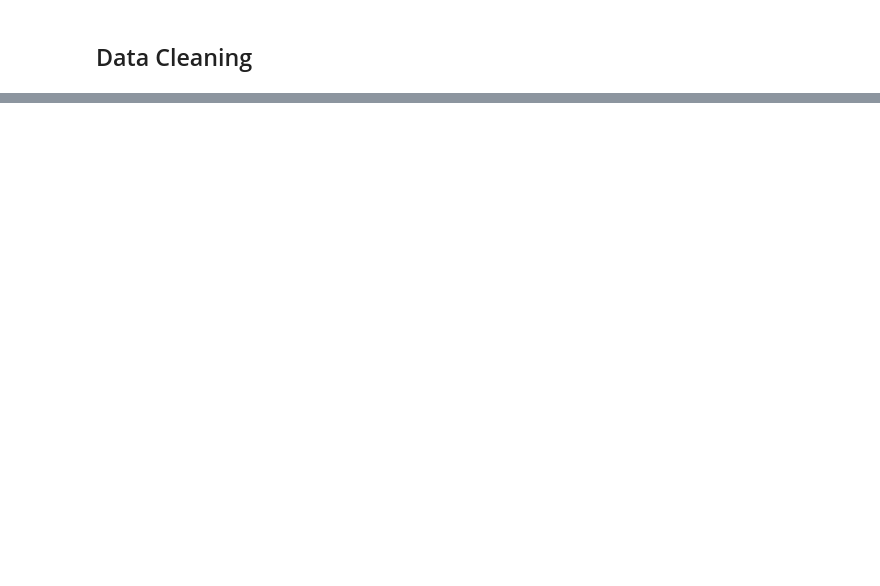
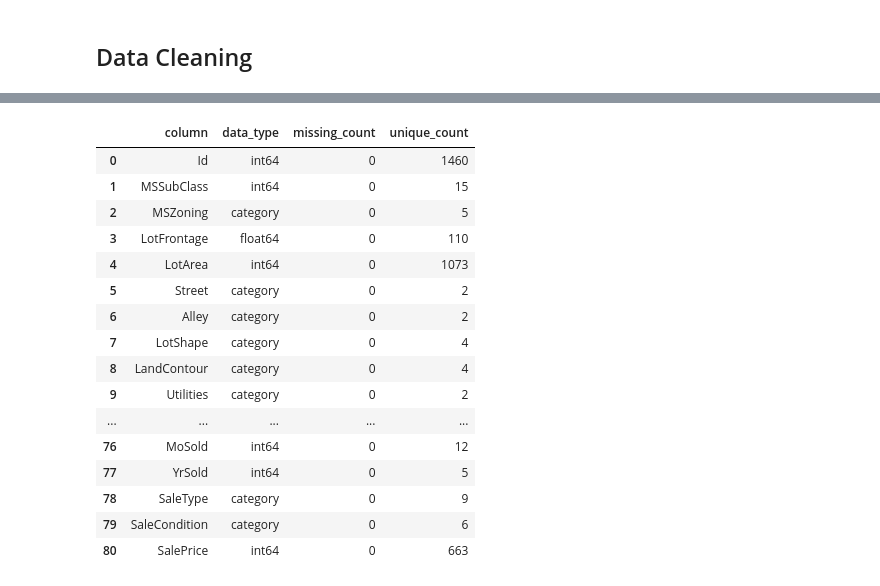
Before and after one commit to samuelablorh/house-price-prediction, a Jupyter notebook: notebooks/house_price_prediction.ipynb, the cells around one changed output, grey strips where cells are left out. Saved outputs shown, nothing was run; the diff lists cells and outputs as text; code cells hidden in the pictures; blank space fills up the shorter version.

```diff
--- a/notebooks/house_price_prediction.ipynb
+++ b/notebooks/house_price_prediction.ipynb
@@ -276,2 +296,4 @@ data_profiling_report(df_raw, sample_size=0.2)
 # %% [markdown]
 ## Data Cleaning
+# %%
+df_clean = df_raw.copy()
@@ -277,0 +302,14 @@ data_profiling_report(df_raw, sample_size=0.2)
+# %%
+def data_type_summary(df):
+    """
+    Return each column's data type and number of missing values.
+    """
+    return pd.DataFrame({
+        "data_type": df.dtypes.astype(str),
+        "missing_count": df.isna().sum(),
+        "unique_count": df.nunique()
+    }).reset_index(names="column")
+
+
+print("Data Type Summary:")
+display(data_type_summary(df_clean))
@@ -277,0 +335,60 @@ data_profiling_report(df_raw, sample_size=0.2)
+# %%
+def handle_data_types(
+    df,
+    numeric_columns=None,
+    categorical_columns=None,
+    comma_numeric_columns=None
+):
+    """
+    Convert selected columns to appropriate data types.
+    Note: Add only columns that need conversion.
+    For the house-price dataset, don't convert every numerical-looking column automatically, some numbers represent categories, such as MSSubClass.
+    """
+    df = df.copy()
+
+    numeric_columns = numeric_columns or []
+    categorical_columns = categorical_columns or []
+    comma_numeric_columns = comma_numeric_columns or []
+
+    for column in comma_numeric_columns:
+        df[column] = pd.to_numeric(
+            df[column]
+            .astype("string")
+            .str.replace(",", "", regex=False),
+            errors="coerce"
+        )
+
+    for column in numeric_columns:
+        df[column] = pd.to_numeric(
+            df[column],
+            errors="coerce"
+        )
+
+    for column in categorical_columns:
+        df[column] = df[column].astype("category")
+
+    return df
+
+df_clean = handle_data_types(
+    df_clean,
+    numeric_columns=[],
+    categorical_columns=[
+        "MSZoning", "Street", "Alley", "LotShape", "LandContour",
+        "Utilities", "LotConfig", "LandSlope", "Neighborhood",
+        "Condition1", "Condition2", "BldgType", "HouseStyle",
+        "RoofStyle", "RoofMatl", "Exterior1st", "Exterior2nd",
+        "MasVnrType", "ExterQual", "ExterCond", "Foundation",
+        "BsmtQual", "BsmtCond", "BsmtExposure", "BsmtFinType1",
+        "BsmtFinType2", "Heating", "HeatingQC", "CentralAir",
+        "Electrical", "KitchenQual", "Functional", "FireplaceQu",
+        "GarageType", "GarageFinish", "GarageQual", "GarageCond",
+        "PavedDrive", "PoolQC", "Fence", "MiscFeature",
+        "SaleType", "SaleCondition"
+    ],
+    comma_numeric_columns=[]
+)
+
+print("Data Type Summary After Handling Data Types:")
+display(data_type_summary(df_clean))
+print("\nShape after handling data types:", df_clean.shape)
+# %% [output]
@@ -277,0 +396,17 @@ data_profiling_report(df_raw, sample_size=0.2)
+|  | column | data_type | missing_count | unique_count |
+| 0 | Id | int64 | 0 | 1460 |
+| 1 | MSSubClass | int64 | 0 | 15 |
+| 2 | MSZoning | category | 0 | 5 |
+| 3 | LotFrontage | float64 | 0 | 110 |
+| 4 | LotArea | int64 | 0 | 1073 |
+| 5 | Street | category | 0 | 2 |
+| 6 | Alley | category | 0 | 2 |
+| 7 | LotShape | category | 0 | 4 |
+| 8 | LandContour | category | 0 | 4 |
+| 9 | Utilities | category | 0 | 2 |
+| ... | ... | ... | ... | ... |
+| 76 | MoSold | int64 | 0 | 12 |
+| 77 | YrSold | int64 | 0 | 5 |
+| 78 | SaleType | category | 0 | 9 |
+| 79 | SaleCondition | category | 0 | 6 |
+| 80 | SalePrice | int64 | 0 | 663 |
```
Also changed, not shown: parts of 33 cells of this notebook.
